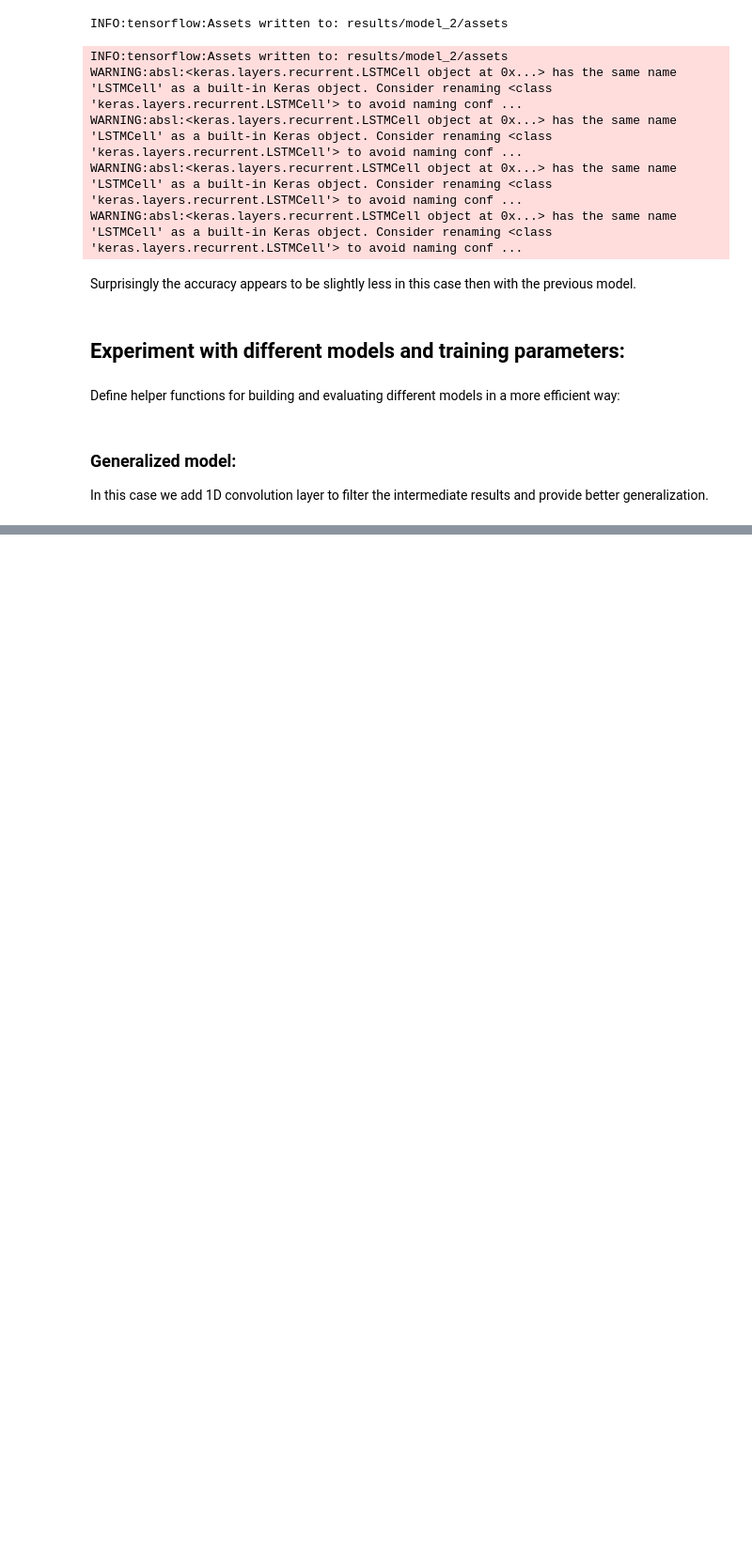
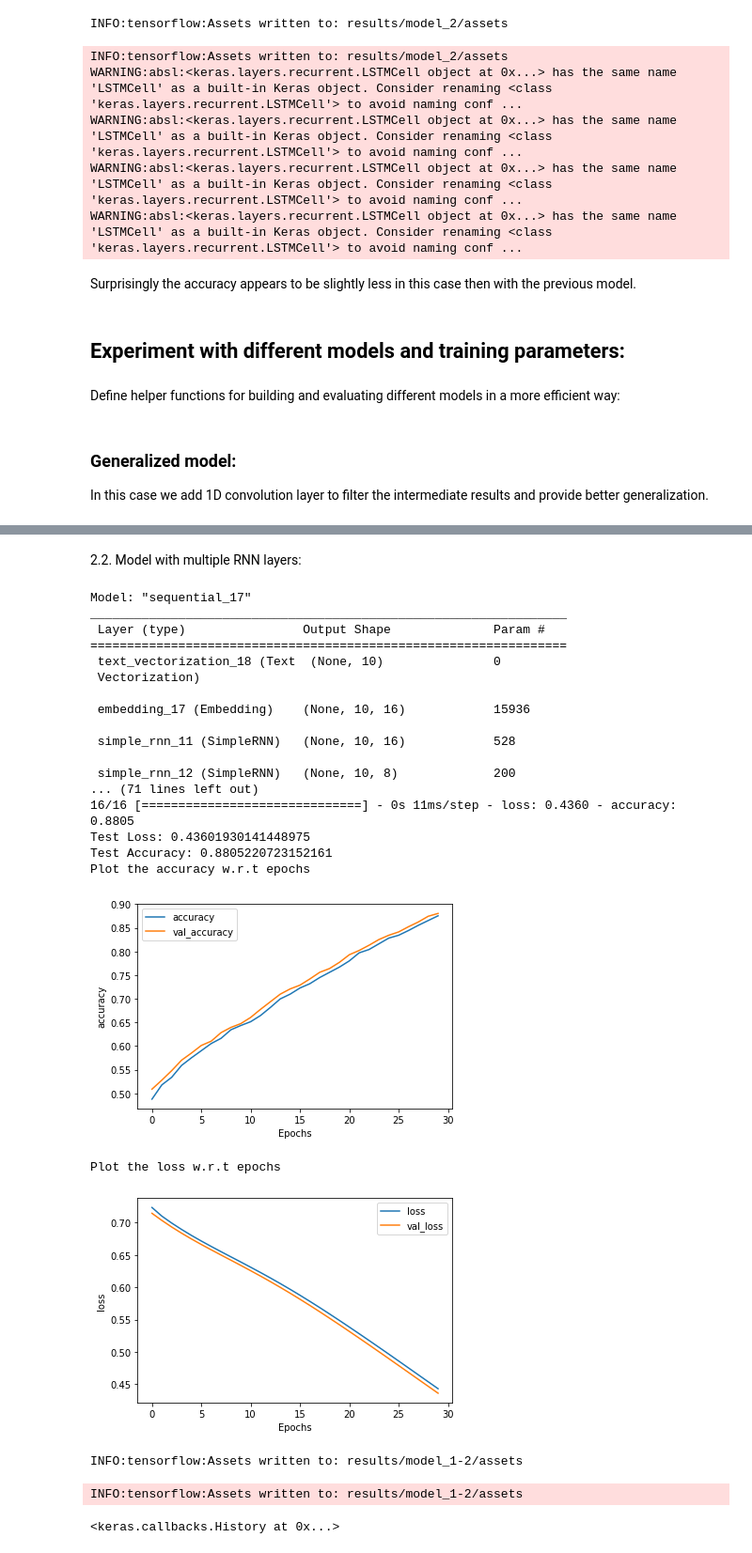
Before and after one commit to keresztesbeata/Intelligent-Systems-Lab, a Jupyter notebook: Restaurant-Reviews-NLP/RestaurantReviews.ipynb, the cells around one changed output, grey strips where cells are left out. Shown: that part at 94% size. Cells and saved outputs as stored; diff of their text form; code cells hidden in the pictures; blank space fills up the shorter version.

```diff
--- a/Restaurant-Reviews-NLP/RestaurantReviews.ipynb
+++ b/Restaurant-Reviews-NLP/RestaurantReviews.ipynb
@@ -1150,0 +1281,66 @@ history = model.fit(X_train, y_train, epochs = 10, validation_data=(X_val, y_val
+# %% [markdown]
+2.2. Model with multiple RNN layers:
+# %%
+# get the size of the vocabulary
+vocab_size = raw_data.shape[0]
+
+# preprocess the data
+tf_train, tf_test = preprocess_data(raw_data)
+
+layers = [
+    tf.keras.layers.SimpleRNN(16, return_sequences=True),
+    tf.keras.layers.SimpleRNN(8, return_sequences=True),
+    tf.keras.layers.SimpleRNN(4),
+    tf.keras.layers.Dense(1, activation='sigmoid')
+]
+
+model = build_model(tf_train, tf_test, vocab_size, 16, layers)
+
+# loss function for binary classification
+loss = tf.keras.losses.BinaryCrossentropy()
+# Adam optimizer based on SGD algorithm
+optimizer = tf.keras.optimizers.Adam(1e-4)
+# the metrics for evaluating the performance of a binary classifier can be the Accuracy
+metric = 'accuracy'
+
+# configure and compile the model
+model.compile(loss=loss,
+                  optimizer=optimizer,
+                  metrics=[metric])
+
+# early stopping callback based on monitoring the increase in the validation loss
+early_stop = tf.keras.callbacks.EarlyStopping(monitor='val_loss', patience=3)
+
+# train the model
+history = model.fit(tf_train,
+                    batch_size=32,
+                    epochs=30,
+                    validation_data=tf_test,
+                    callbacks=early_stop)
+
+# evaluate the model
+evaluate_and_save_model(model, "model_1-2")
+# %% [output]
+Model: "sequential_17"
+_________________________________________________________________
+ Layer (type)                Output Shape              Param #
+=================================================================
+ text_vectorization_18 (Text  (None, 10)               0
+ Vectorization)
+
+ embedding_17 (Embedding)    (None, 10, 16)            15936
+
+ simple_rnn_11 (SimpleRNN)   (None, 10, 16)            528
+
+ simple_rnn_12 (SimpleRNN)   (None, 10, 8)             200
+... (71 lines left out)
+16/16 [==============================] - 0s 11ms/step - loss: 0.4360 - accuracy: 0.8805
+Test Loss: 0.43601930141448975
+Test Accuracy: 0.8805220723152161
+Plot the accuracy w.r.t epochs
+[figure, added]
+Plot the loss w.r.t epochs
+[figure, added]
+INFO:tensorflow:Assets written to: results/model_1-2/assets
+INFO:tensorflow:Assets written to: results/model_1-2/assets
+<keras.callbacks.History at 0x...>
```
Also changed, not shown: parts of 13 cells of this notebook.
